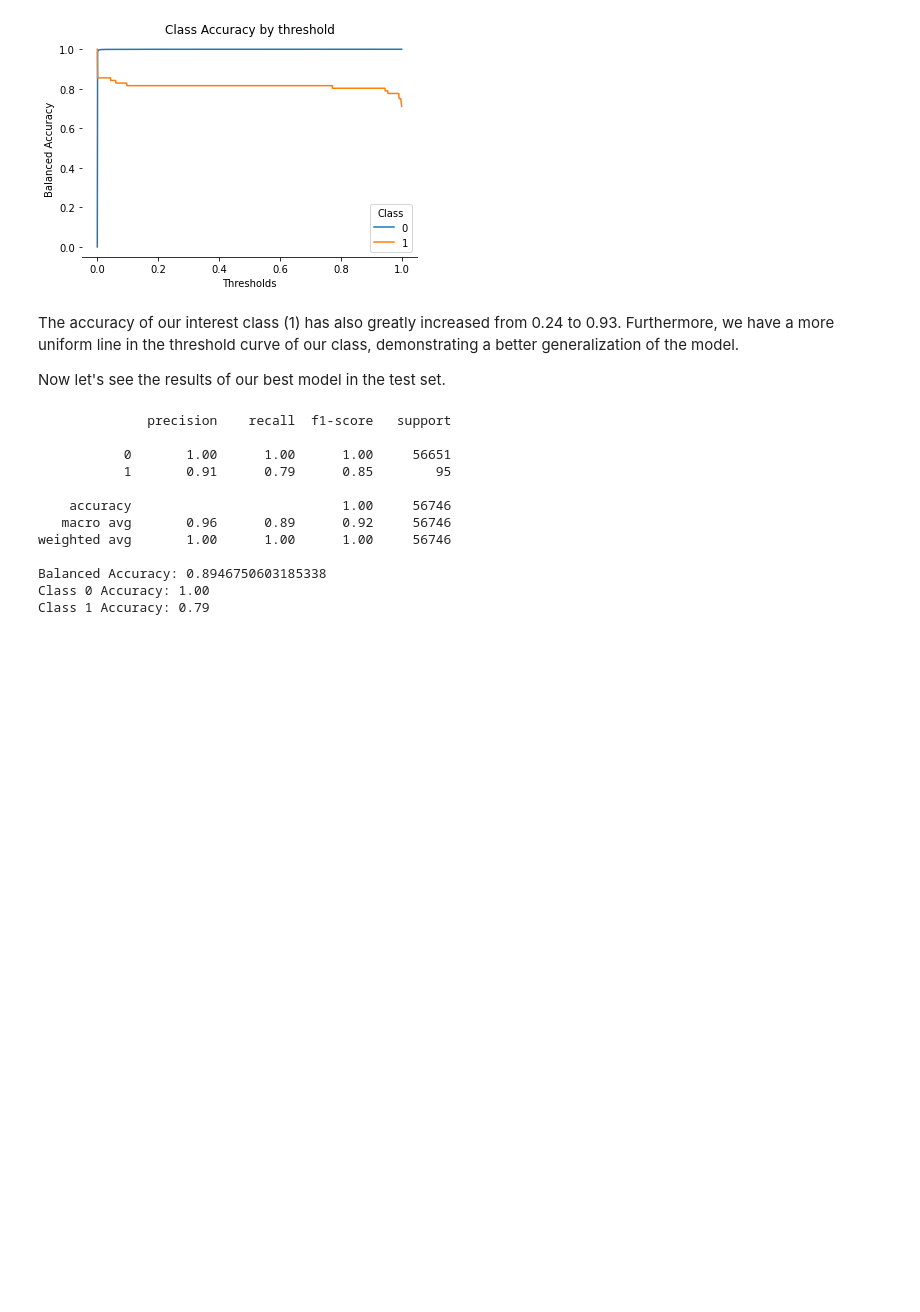
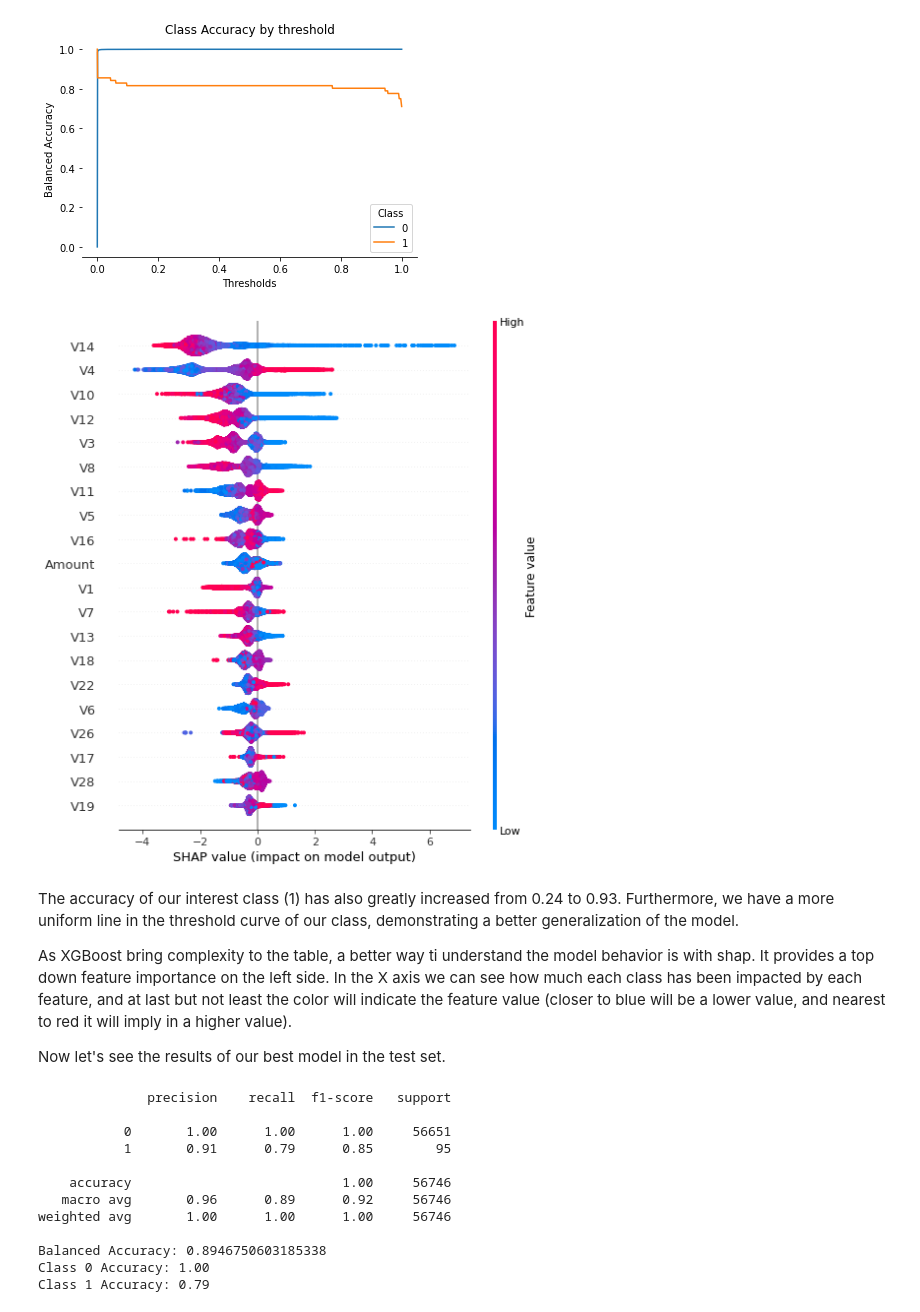
Before and after one commit to leomontesanti/kaggle_creditcardfraud, a Jupyter notebook: Kaggle_creditcardfraud.ipynb, the cells around one changed output. Cells and saved outputs as stored; diff of their text form; code cells hidden in the pictures; blank space fills up the shorter version.

Commit message:
Add shap to jupyter notebook

```diff
--- a/Kaggle_creditcardfraud.ipynb
+++ b/Kaggle_creditcardfraud.ipynb
@@ -582,9 +588,17 @@ Threshold value is: 0.00049952127
 [figure]
 [figure]
 [figure]
+# %%
+import shap
+shap_values = shap.TreeExplainer(xgb_model_best).shap_values(X_val)
+shap.summary_plot(shap_values, X_val)
+# %% [output]
+[figure, added]
 # %% [markdown]
 The accuracy of our interest class (1) has also greatly increased from 0.24 to 0.93. Furthermore, we have a more uniform line in the threshold curve of our class, demonstrating a better generalization of the model.
 
+As XGBoost bring complexity to the table, a better way ti understand the model behavior is with shap. It provides a top down feature importance on the left side. In the X axis we can see how much each class has been impacted by each feature, and at last but not least the color will indicate the feature value (closer to blue will be a lower value, and nearest to red it will imply in a higher value).
+
 Now let's see the results of our best model in the test set.
 # %%
 X_test = df_test.copy()
```
Also changed, not shown: parts of 1 cell of this notebook.
